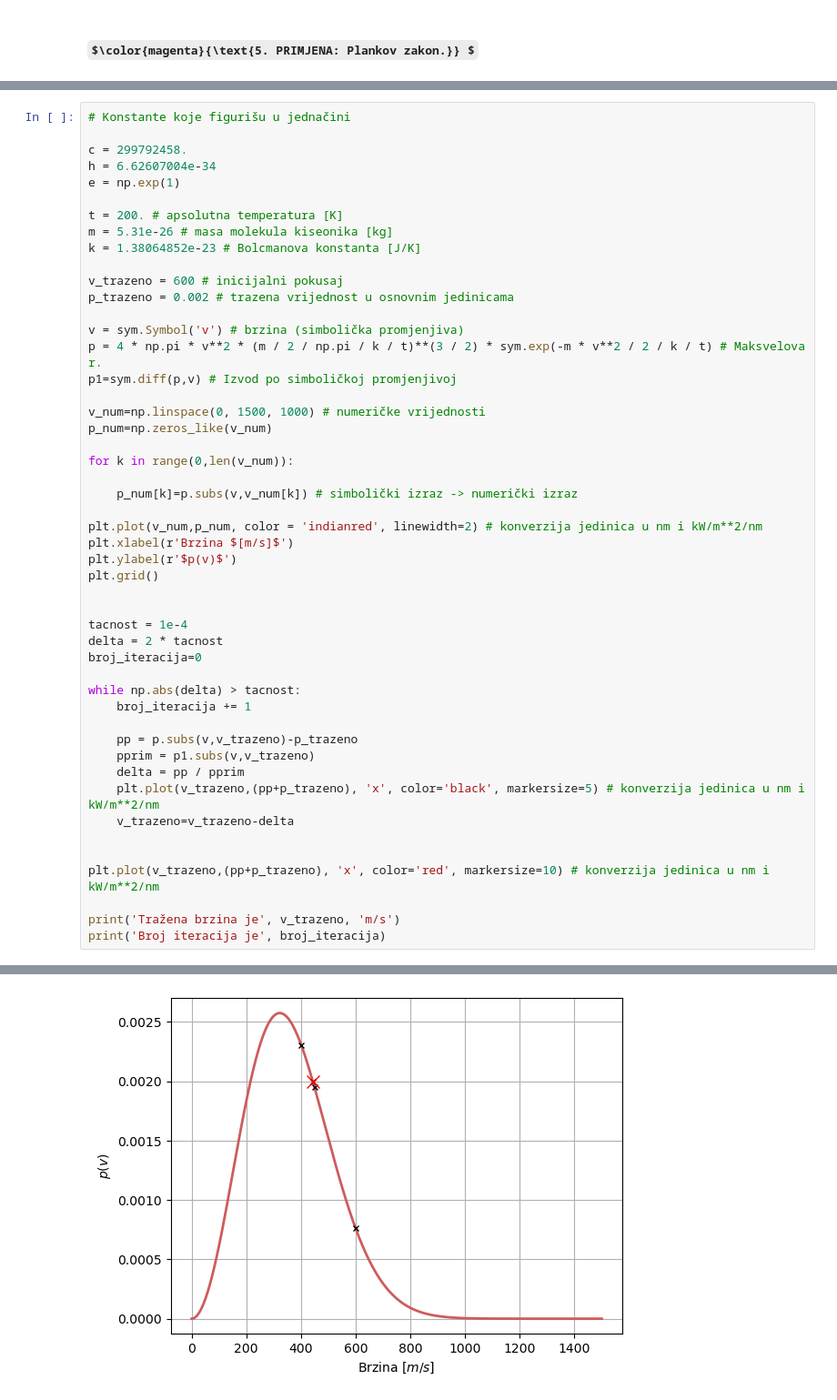
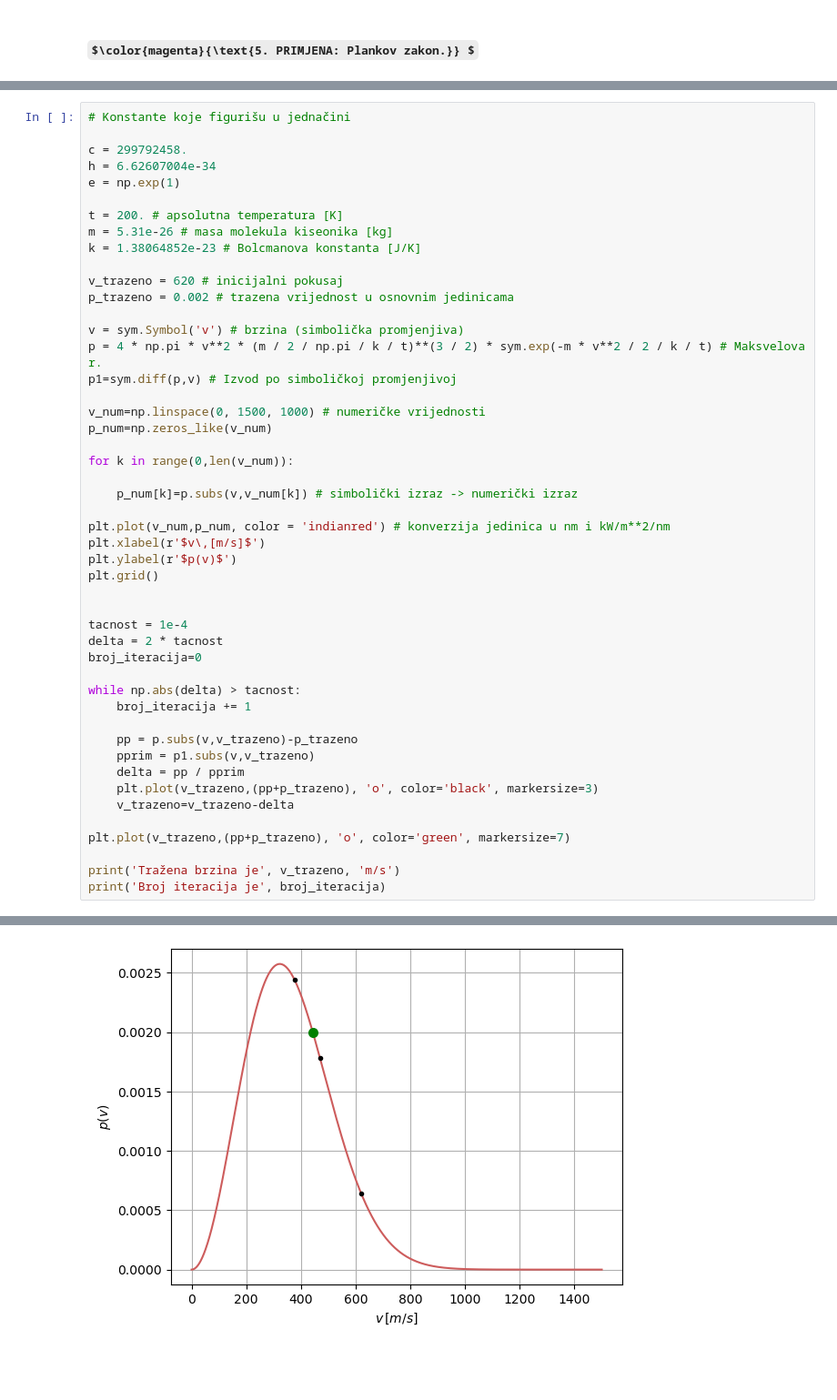
Before and after one commit to zorzeus/Numericke-metode-u-astronomiji, a Jupyter notebook: oap_01.ipynb, the cells around one changed output, grey strips where cells are left out. Shown at 91% size. Drawn from its saved outputs; the diff is of its cells as text; some formulas as TeX source; blank space fills up the shorter version.

```diff
--- a/oap_01.ipynb
+++ b/oap_01.ipynb
@@ -238,7 +231,7 @@ t = 200. # apsolutna temperatura [K]
 m = 5.31e-26 # masa molekula kiseonika [kg]
 k = 1.38064852e-23 # Bolcmanova konstanta [J/K]
 
-v_trazeno = 600 # inicijalni pokusaj
+v_trazeno = 620 # inicijalni pokusaj
 p_trazeno = 0.002 # trazena vrijednost u osnovnim jedinicama
 
 v = sym.Symbol('v') # brzina (simbolička promjenjiva)
@@ -252,8 +245,8 @@ for k in range(0,len(v_num)):
 
     p_num[k]=p.subs(v,v_num[k]) # simbolički izraz -> numerički izraz
 
-plt.plot(v_num,p_num, color = 'indianred', linewidth=2) # konverzija jedinica u nm i kW/m**2/nm
-plt.xlabel(r'Brzina $[m/s]$')
+plt.plot(v_num,p_num, color = 'indianred') # konverzija jedinica u nm i kW/m**2/nm
+plt.xlabel(r'$v\,[m/s]$')
 plt.ylabel(r'$p(v)$')
 plt.grid()
 
@@ -268,11 +261,10 @@ while np.abs(delta) > tacnost:
     pp = p.subs(v,v_trazeno)-p_trazeno
     pprim = p1.subs(v,v_trazeno)
     delta = pp / pprim
-    plt.plot(v_trazeno,(pp+p_trazeno), 'x', color='black', markersize=5) # konverzija jedinica u nm i kW/m**2/nm
+    plt.plot(v_trazeno,(pp+p_trazeno), 'o', color='black', markersize=3)
     v_trazeno=v_trazeno-delta
 
-
-plt.plot(v_trazeno,(pp+p_trazeno), 'x', color='red', markersize=10) # konverzija jedinica u nm i kW/m**2/nm
+plt.plot(v_trazeno,(pp+p_trazeno), 'o', color='green', markersize=7)
 
 print('Tražena brzina je', v_trazeno, 'm/s')
 print('Broj iteracija je', broj_iteracija)
@@ -282 +274 @@ Broj iteracija je 5
-[figure, old version]
+[figure, new version]
```
Also changed, not shown: parts of 13 cells of this notebook, 1 other file.
